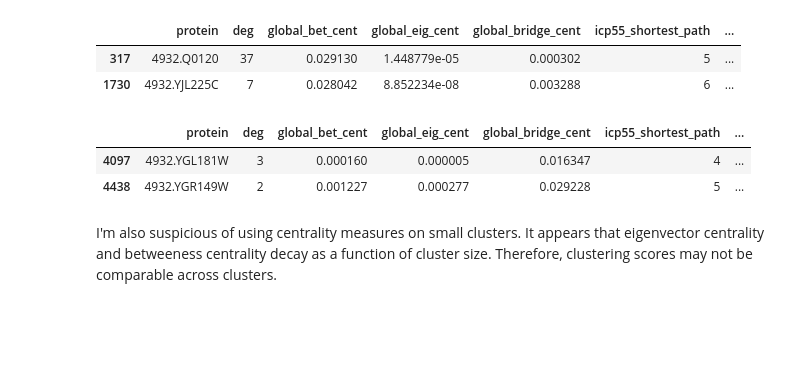
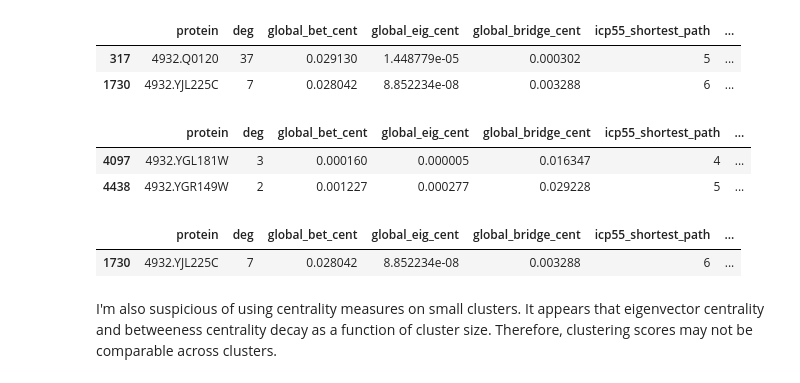
Before and after one commit to jkasimotto/PPI-Network-Analysis, a Jupyter notebook: notebooks/julian_o.ipynb, the cells around one changed output. Cells and saved outputs as stored; diff of their text form; code cells hidden in the pictures; blank space fills up the shorter version.

```diff
--- a/notebooks/julian_o.ipynb
+++ b/notebooks/julian_o.ipynb
@@ -97,6 +99,13 @@ df2.head()
 |  | protein | deg | global_bet_cent | global_eig_cent | global_bridge_cent | icp55_shortest_path | ... |
 | 4097 | 4932.YGL181W | 3 | 0.000160 | 0.000005 | 0.016347 | 4 | ... |
 | 4438 | 4932.YGR149W | 2 | 0.001227 | 0.000277 | 0.029228 | 5 | ... |
+# %%
+# This protein has a high betweeness centrality and a moderate bridging centrality and is not inviable.
+df3 = df[(df['global_bridge_cent'] >= 0.0025) & (df['global_bet_cent'] >= 0.02) & (df['inv'] == 0)]
+df3.head()
+# %% [output]
+|  | protein | deg | global_bet_cent | global_eig_cent | global_bridge_cent | icp55_shortest_path | ... |
+| 1730 | 4932.YJL225C | 7 | 0.028042 | 8.852234e-08 | 0.003288 | 6 | ... |
 # %% [markdown]
 I'm also suspicious of using centrality measures on small clusters. It appears that eigenvector centrality and betweeness centrality decay as a function of cluster size.
 Therefore, clustering scores may not be comparable across clusters.
```
Also changed, not shown: parts of 3 cells of this notebook.
